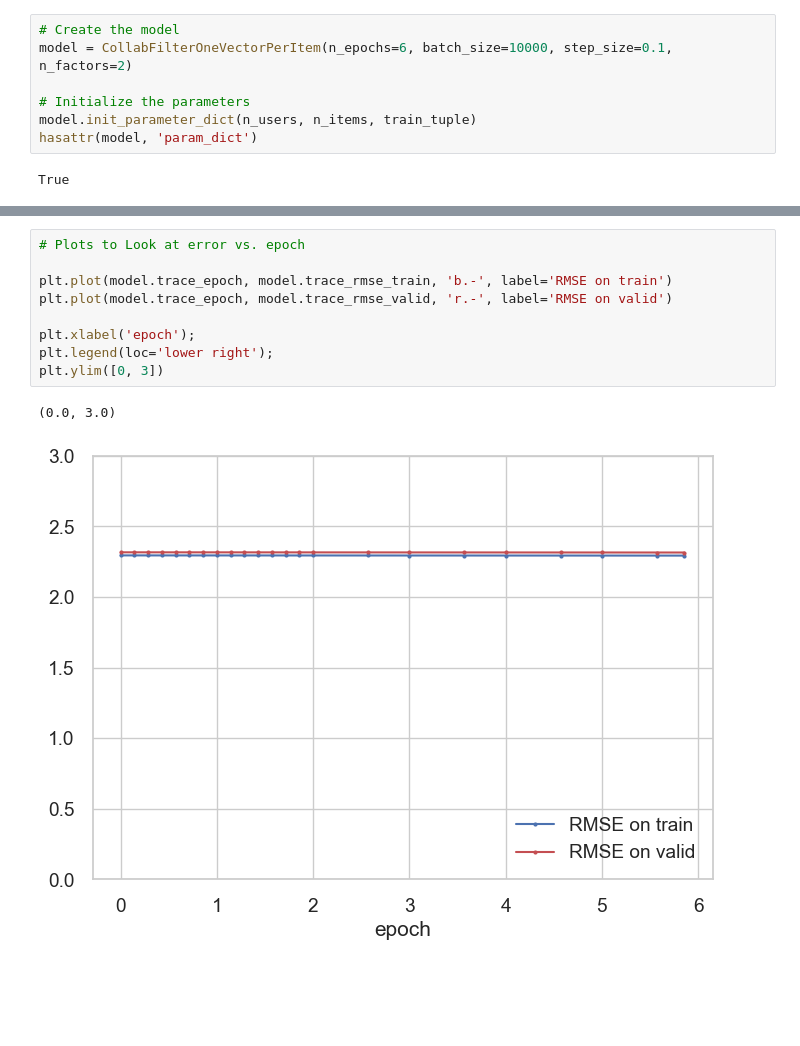
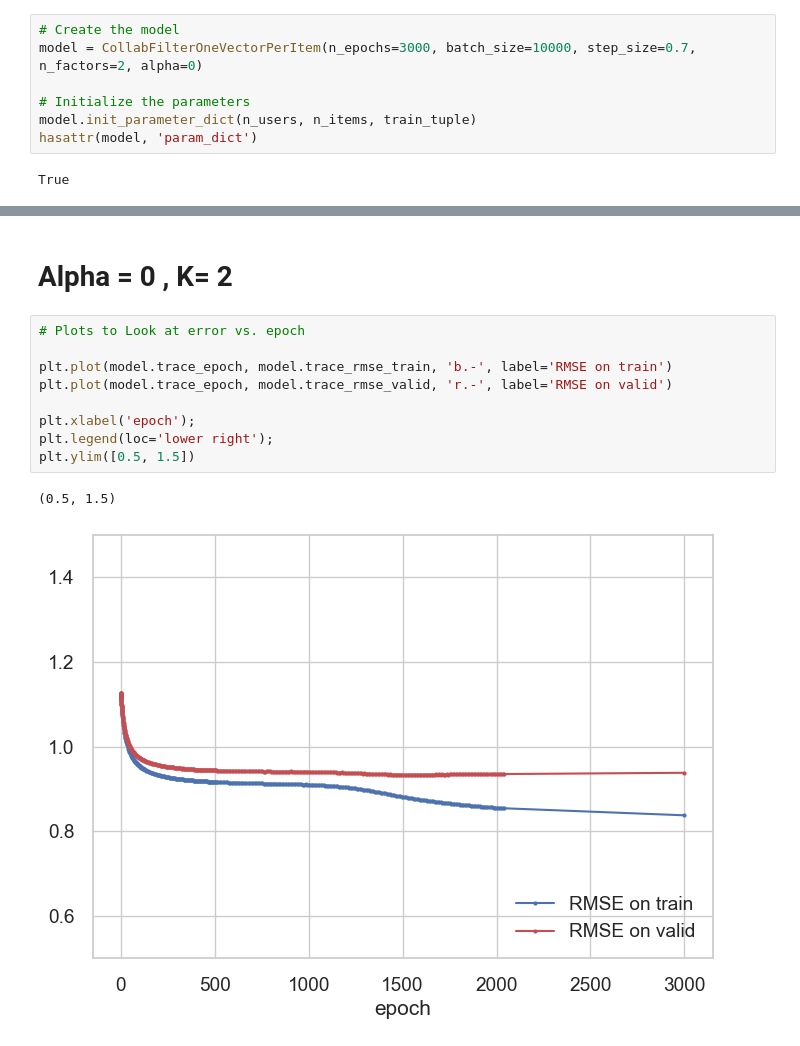
Before and after one commit to samuelmard/ProjectB, a Jupyter notebook: part1.ipynb, the cells around one changed output, grey strips where cells are left out. Saved outputs shown, nothing was run; the diff lists cells and outputs as text; blank space fills up the shorter version.

```diff
--- a/part1.ipynb
+++ b/part1.ipynb
@@ -40,7 +40,7 @@ n_valid 10000
 n_test 9992
 # %%
 # Create the model
-model = CollabFilterOneVectorPerItem(n_epochs=6, batch_size=10000, step_size=0.1, n_factors=2)
+model = CollabFilterOneVectorPerItem(n_epochs=3000, batch_size=10000, step_size=0.7, n_factors=2, alpha=0)
 
 # Initialize the parameters
 model.init_parameter_dict(n_users, n_items, train_tuple)
@@ -131,12 +131,14 @@ model.trace_rmse_train
+# %% [markdown]
+# Alpha = 0 , K= 2
 # %%
 # Plots to Look at error vs. epoch
 
 plt.plot(model.trace_epoch, model.trace_rmse_train, 'b.-', label='RMSE on train')
 plt.plot(model.trace_epoch, model.trace_rmse_valid, 'r.-', label='RMSE on valid')
 
 plt.xlabel('epoch');
 plt.legend(loc='lower right');
-plt.ylim([0, 3])
+plt.ylim([0.5, 1.5])
 # %% [output]
-(0.0, 3.0)
+(0.5, 1.5)
-[figure, old version]
+[figure, new version]
```
Also changed, not shown: parts of 10 cells of this notebook, 1 other file.
